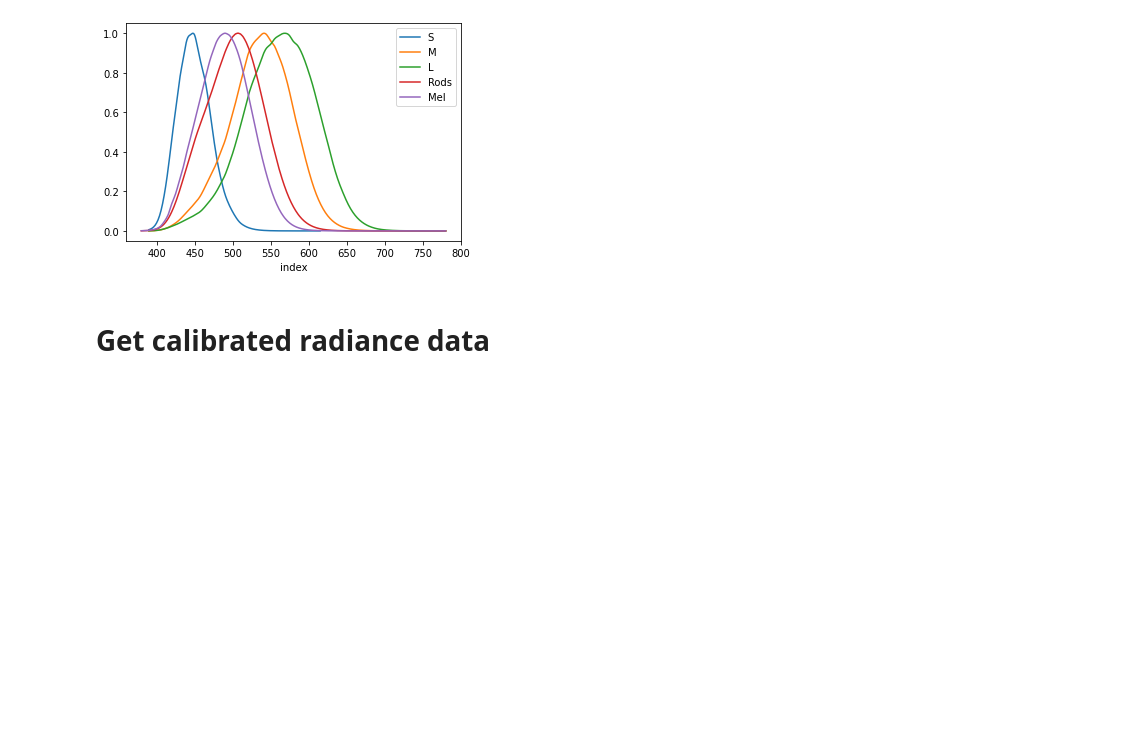
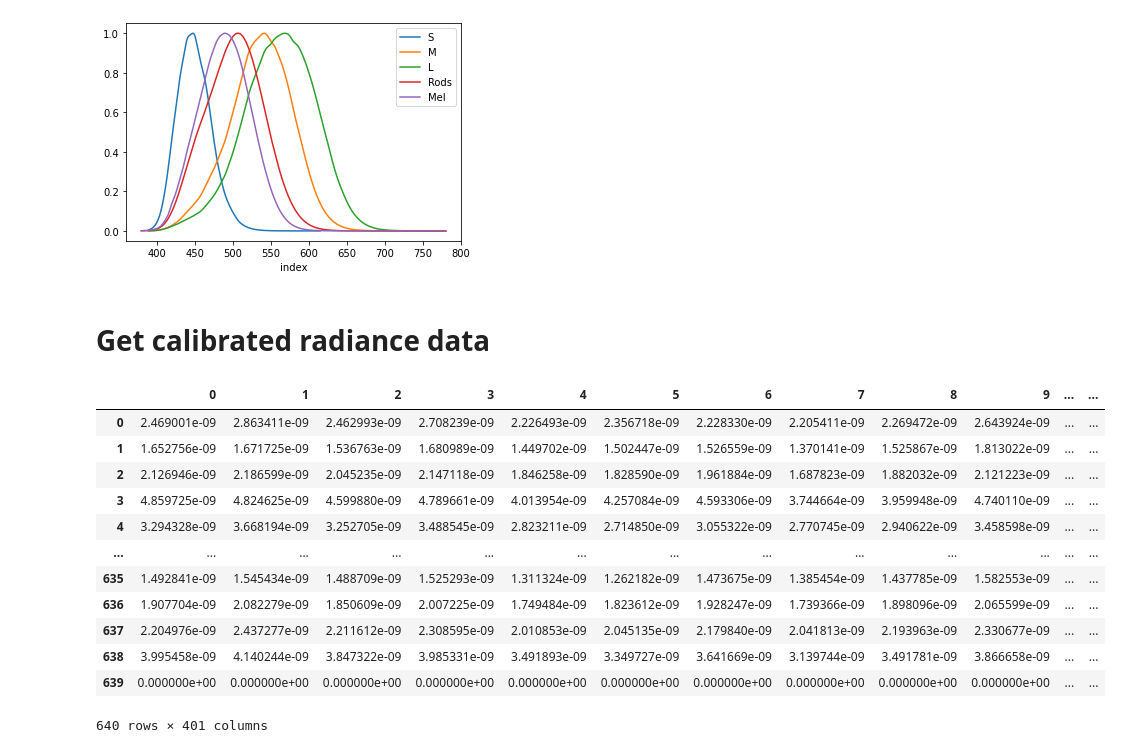
Before and after one commit to PyPlr/cvd_pupillometry, a Jupyter notebook: PyPlr/pyplr/notebooks/silent_substitution.ipynb, the cells around one changed output. Cells and saved outputs as stored; diff of their text form; code cells hidden in the pictures; blank space fills up the shorter version.

```diff
--- a/PyPlr/pyplr/notebooks/silent_substitution.ipynb
+++ b/PyPlr/pyplr/notebooks/silent_substitution.ipynb
@@ -21,11 +21,26 @@ sss.plot()
 # %%
 oo_spectra = pd.read_csv('../data/oo_led_intensity_spectra_08-17-20-14-31.csv')
 oo_info = pd.read_csv('../data/oo_led_intensity_info_08-17-20-14-31.csv')
+oo_info.rename({'intensitiy':'intensity'}, inplace=True)
 
 oo_dark_spds = predict_dark_spds(oo_info, '../data/oo_dark_cal.txt')
 
 cal_per_wl = pd.read_csv('../data/oo_calibration.csv', header=None)
 sensor_area_cm2 = pd.read_csv('../data/oo_sensorArea.csv', header=None)
 
 wperm2pernm = calibrated_radiance(oo_spectra, oo_info, oo_dark_spds, cal_per_wl, sensor_area_cm2)
 wperm2pernm
+# %% [output]
+|  | 0 | 1 | 2 | 3 | 4 | 5 | 6 | 7 | 8 | 9 | ... | ... |
+| 0 | 2.469001e-09 | 2.863411e-09 | 2.462993e-09 | 2.708239e-09 | 2.226493e-09 | 2.356718e-09 | 2.228330e-09 | 2.205411e-09 | 2.269472e-09 | 2.643924e-09 | ... | ... |
+| 1 | 1.652756e-09 | 1.671725e-09 | 1.536763e-09 | 1.680989e-09 | 1.449702e-09 | 1.502447e-09 | 1.526559e-09 | 1.370141e-09 | 1.525867e-09 | 1.813022e-09 | ... | ... |
+| 2 | 2.126946e-09 | 2.186599e-09 | 2.045235e-09 | 2.147118e-09 | 1.846258e-09 | 1.828590e-09 | 1.961884e-09 | 1.687823e-09 | 1.882032e-09 | 2.121223e-09 | ... | ... |
+| 3 | 4.859725e-09 | 4.824625e-09 | 4.599880e-09 | 4.789661e-09 | 4.013954e-09 | 4.257084e-09 | 4.593306e-09 | 3.744664e-09 | 3.959948e-09 | 4.740110e-09 | ... | ... |
+| 4 | 3.294328e-09 | 3.668194e-09 | 3.252705e-09 | 3.488545e-09 | 2.823211e-09 | 2.714850e-09 | 3.055322e-09 | 2.770745e-09 | 2.940622e-09 | 3.458598e-09 | ... | ... |
+| ... | ... | ... | ... | ... | ... | ... | ... | ... | ... | ... | ... | ... |
+| 635 | 1.492841e-09 | 1.545434e-09 | 1.488709e-09 | 1.525293e-09 | 1.311324e-09 | 1.262182e-09 | 1.473675e-09 | 1.385454e-09 | 1.437785e-09 | 1.582553e-09 | ... | ... |
+| 636 | 1.907704e-09 | 2.082279e-09 | 1.850609e-09 | 2.007225e-09 | 1.749484e-09 | 1.823612e-09 | 1.928247e-09 | 1.739366e-09 | 1.898096e-09 | 2.065599e-09 | ... | ... |
+| 637 | 2.204976e-09 | 2.437277e-09 | 2.211612e-09 | 2.308595e-09 | 2.010853e-09 | 2.045135e-09 | 2.179840e-09 | 2.041813e-09 | 2.193963e-09 | 2.330677e-09 | ... | ... |
+| 638 | 3.995458e-09 | 4.140244e-09 | 3.847322e-09 | 3.985331e-09 | 3.491893e-09 | 3.349727e-09 | 3.641669e-09 | 3.139744e-09 | 3.491781e-09 | 3.866658e-09 | ... | ... |
+| 639 | 0.000000e+00 | 0.000000e+00 | 0.000000e+00 | 0.000000e+00 | 0.000000e+00 | 0.000000e+00 | 0.000000e+00 | 0.000000e+00 | 0.000000e+00 | 0.000000e+00 | ... | ... |
+640 rows × 401 columns
```
Also changed, not shown: parts of 1 cell of this notebook.
